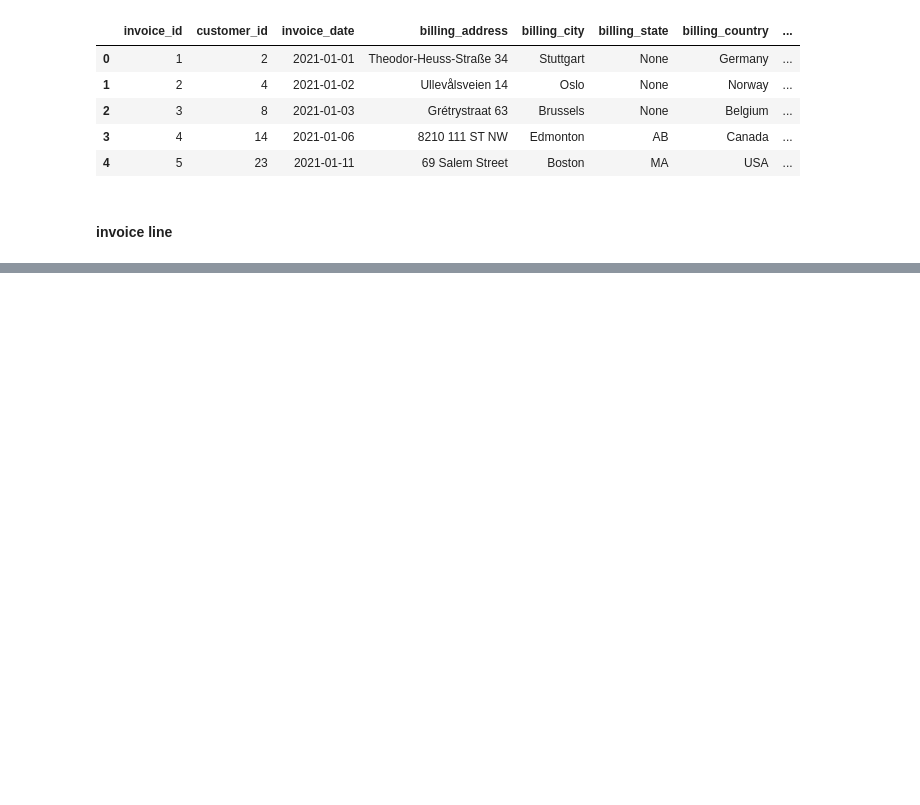
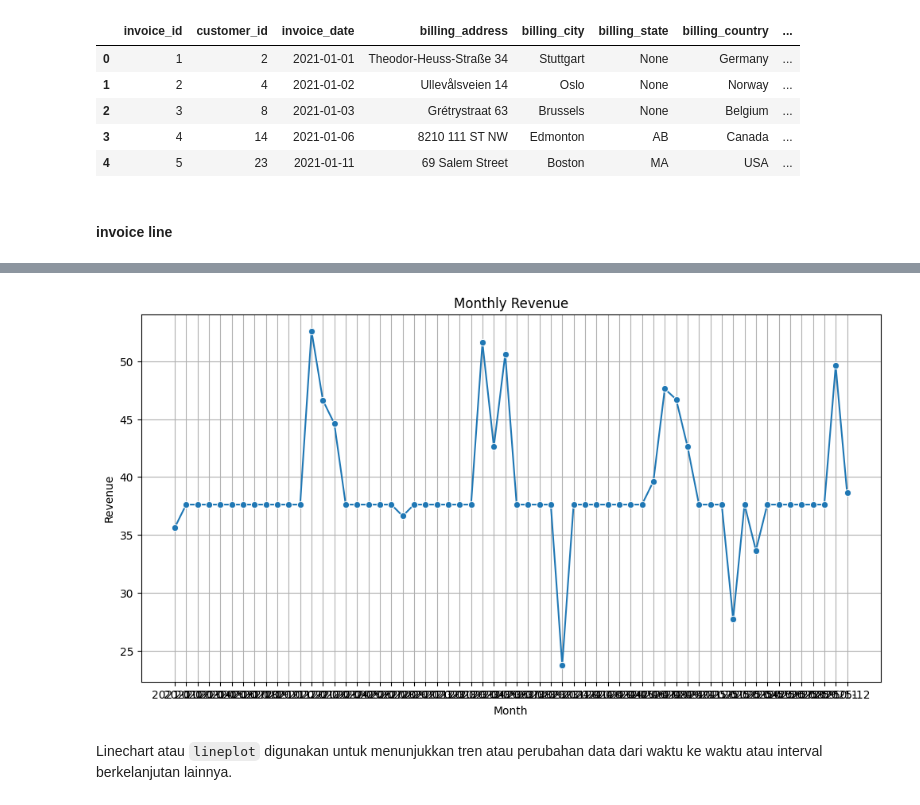
Before and after one commit to yosefin05/haloinkubasi, a Jupyter notebook: notebook.ipynb, the cells around one changed output, grey strips where cells are left out. Cells and saved outputs as stored; diff of their text form; code cells hidden in the pictures; blank space fills up the shorter version.

```diff
--- a/notebook.ipynb
+++ b/notebook.ipynb
@@ -166,0 +240,2 @@ df_customer.head()
+# %%
+df_customer.insert(1, 'full_name', df_customer.pop('full_name'))
@@ -166,0 +276,3 @@ df_customer.head()
+# %%
+df_invoice = df_invoice.drop(df_invoice[['billing_state', 'billing_postal_code']], axis=1)
+df_invoice.head()
@@ -166,0 +544,3 @@ df_customer.head()
+# %%
+customer_invoice = df_customer.merge(df_invoice, how='left', on='customer_id')
+customer_invoice
@@ -166,0 +598,6 @@ df_customer.head()
+# %%
+monthly_revenue = customer_invoice.groupby(customer_invoice['invoice_date'].dt.to_period('M')).agg({'total': 'sum'}).reset_index()
+# dt.to_period('M') berfungsi untuk mengubah tipe data datetime menjadi period bulanan
+monthly_revenue['invoice_date'] = monthly_revenue['invoice_date'].astype(str)
+# .astype(str) berfungsi untuk mengubah tipe data period menjadi string agar dapat divisualisasikan/di-plot
+monthly_revenue
@@ -166,0 +628,12 @@ df_customer.head()
+# %%
+plt.figure(figsize=(12, 6))
+sns.lineplot(data=monthly_revenue, x='invoice_date', y='total', marker='o')
+plt.title('Monthly Revenue')
+plt.xlabel('Month')
+plt.ylabel('Revenue')
+plt.grid()
+plt.show()
+# %% [output]
+[figure, added]
+# %% [markdown]
+Linechart atau `lineplot` digunakan untuk menunjukkan tren atau perubahan data dari waktu ke waktu atau interval berkelanjutan lainnya.
```
Also changed, not shown: parts of 150 cells of this notebook.
